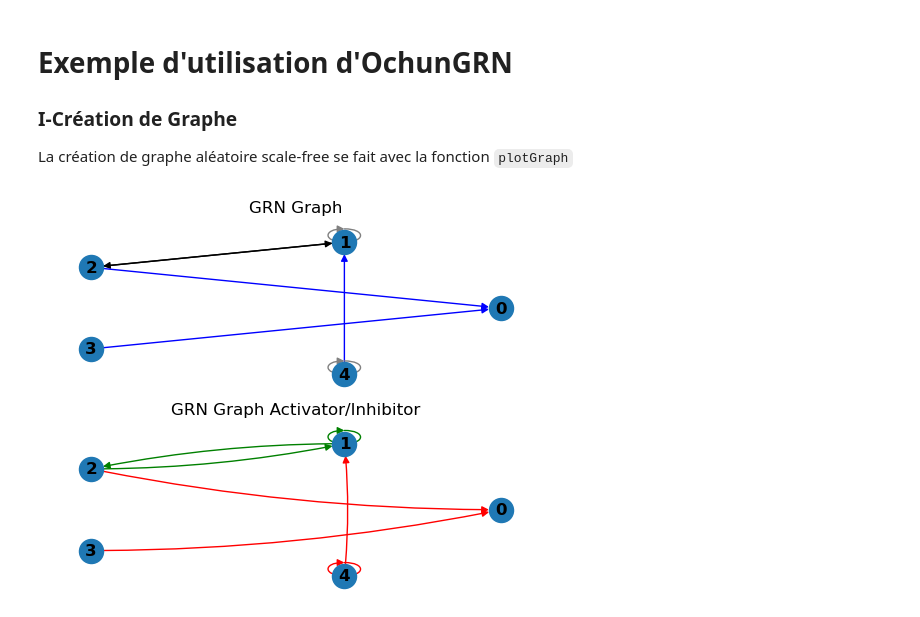
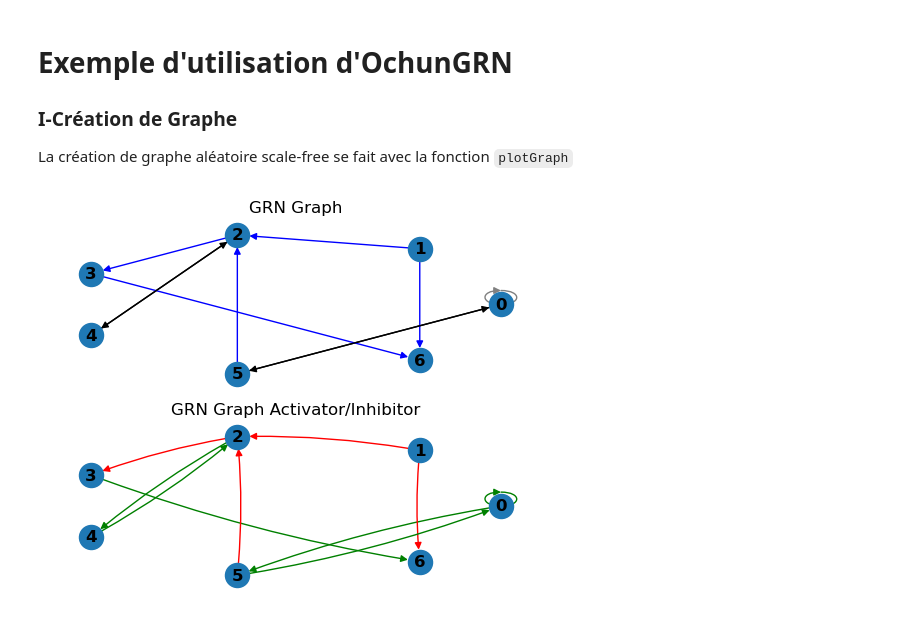
Before and after one commit to castlechild/GRNSimulation, a Jupyter notebook: exemple.ipynb, the cells around one changed output. Cells and saved outputs as stored; diff of their text form; code cells hidden in the pictures.

```diff
--- a/exemple.ipynb
+++ b/exemple.ipynb
@@ -5,12 +9,9 @@ La création de graphe aléatoire scale-free se fait avec la fonction `plotGraph
 # %%
-import numpy as np
-import ochunGRN as oGRN
-import random as rd
-GENESNB = 5
+GENESNB = 7
 test = oGRN.randomGrn(GENESNB, 0.2, 0.4)
 oGRN.plotGraph(test, actInhPlotBool=True)
 # %% [output]
-[figure, old version]
+[figure, new version]
 # %%
 
 Coeff = oGRN.getCoefficient(GENESNB)
```
Also changed, not shown: parts of 12 cells of this notebook, 9 other files.
